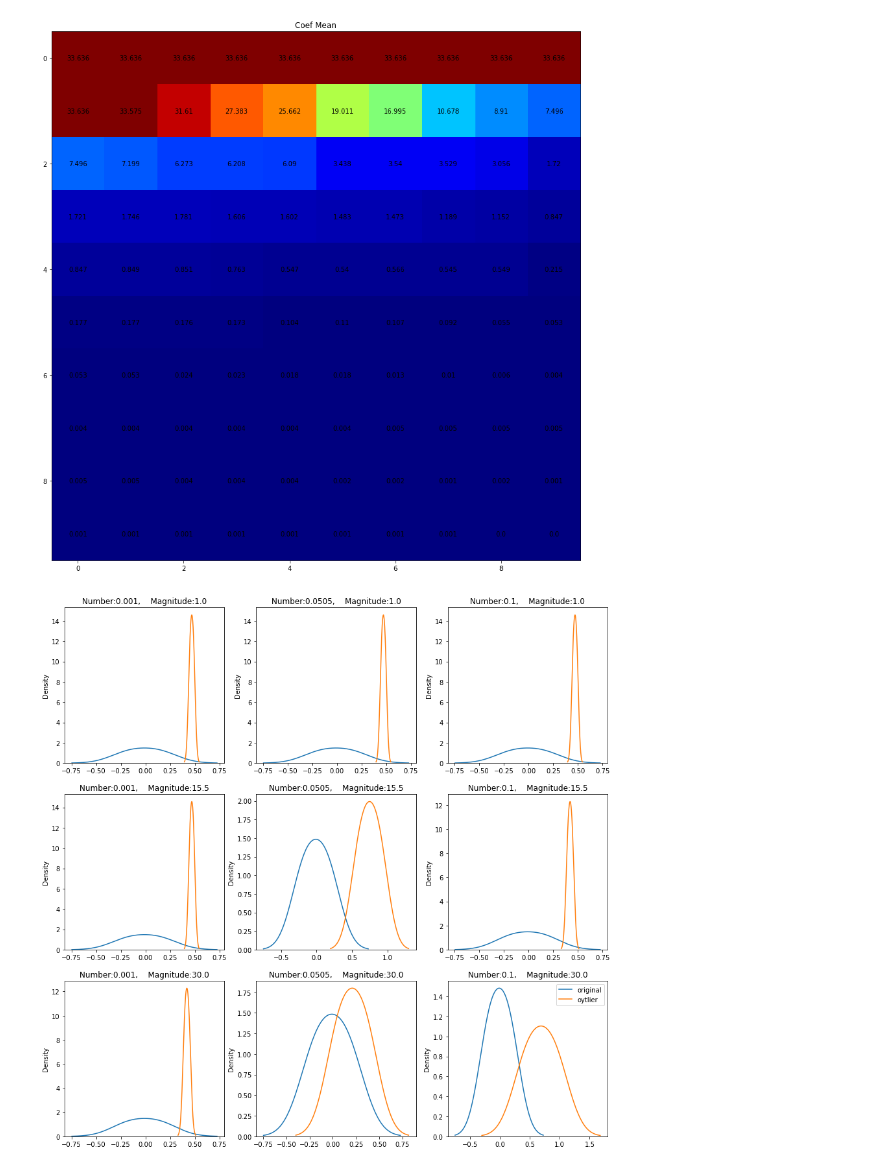
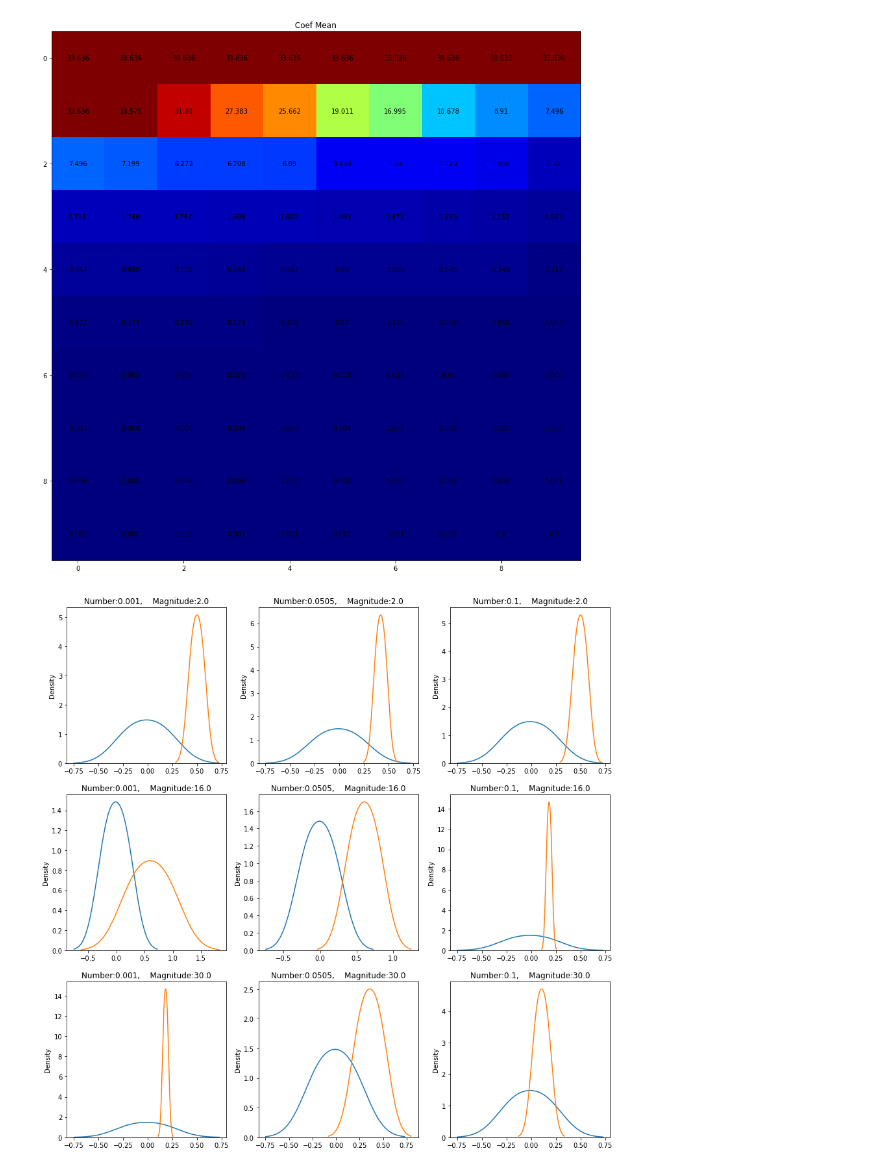
Before and after one commit to Mesmaeeli/MSc-AI, a Jupyter notebook: INM702_Task_2_Outliers.ipynb, the cells around one changed output. Cells and saved outputs as stored; diff of their text form; code cells hidden in the pictures.

```diff
--- a/INM702_Task_2_Outliers.ipynb
+++ b/INM702_Task_2_Outliers.ipynb
@@ -107,45 +107,39 @@ plt.show()
 np.random.seed(42)
 
 outliers_proportion = np.linspace(0.001,0.1,3)
-outliers_magnitude  = np.linspace(1,30,3)
-
-n_samples = 100
+outliers_magnitude  = np.linspace(2,30,3)
+n_samples = 1000
 
 Data = make_regression(n_samples= 1000, n_features=2, n_informative=2, noise=5)
 
 fig, axes = plt.subplots(3, 3)
 fig.set_figheight(15)
 fig.set_figwidth(15)
 i = 0
 for magn in outliers_magnitude:
 
     j = 0
     for prop in outliers_proportion:
 
 
         X = Data[0]
         y = Data[1].reshape(-1,1)
         n_outliers = int(prop * n_samples)
 
         outliers_index = random.choice(n_samples, n_outliers, replace=False, )
         X[outliers_index] = X[outliers_index] * magn
 
         sns.kdeplot(X[0],ax = axes[i][j])
+        cov_list.append([np.mean(X[0]),np.var(X[0])])
+
 
         S = pre.MinMaxScaler()
         transformed = S.fit_transform(X)
 
-#         .hist(transformed,density=True)
         axes[i][j].set(title = 'Number:{},    Magnitude:{}'.format(prop,magn))
         sns.kdeplot(transformed[0],ax = axes[i][j])
-        plt.legend(['original','oytlier'])
 
-#         axes[i][j].plot(xx, kde(xx))
-
-
-
-#         print('Number of outliers:{}, Magnitude of outliers:{} is   '.format(prop,magn),M.score(X_test, y_test))
         j += 1
     i += 1
 # %% [output]
-[figure, old version]
+[figure, new version]
```
Also changed, not shown: parts of 5 cells of this notebook.
